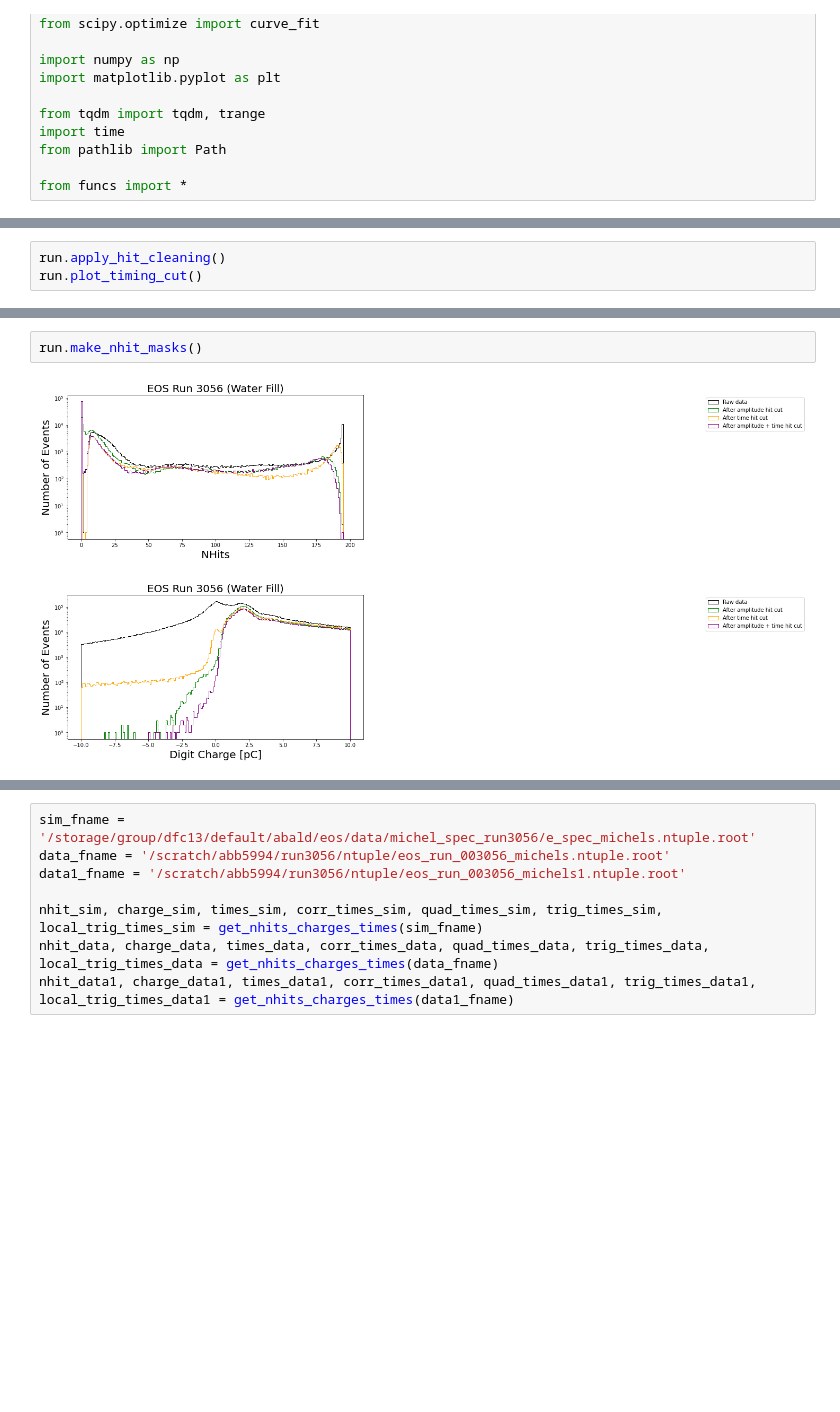
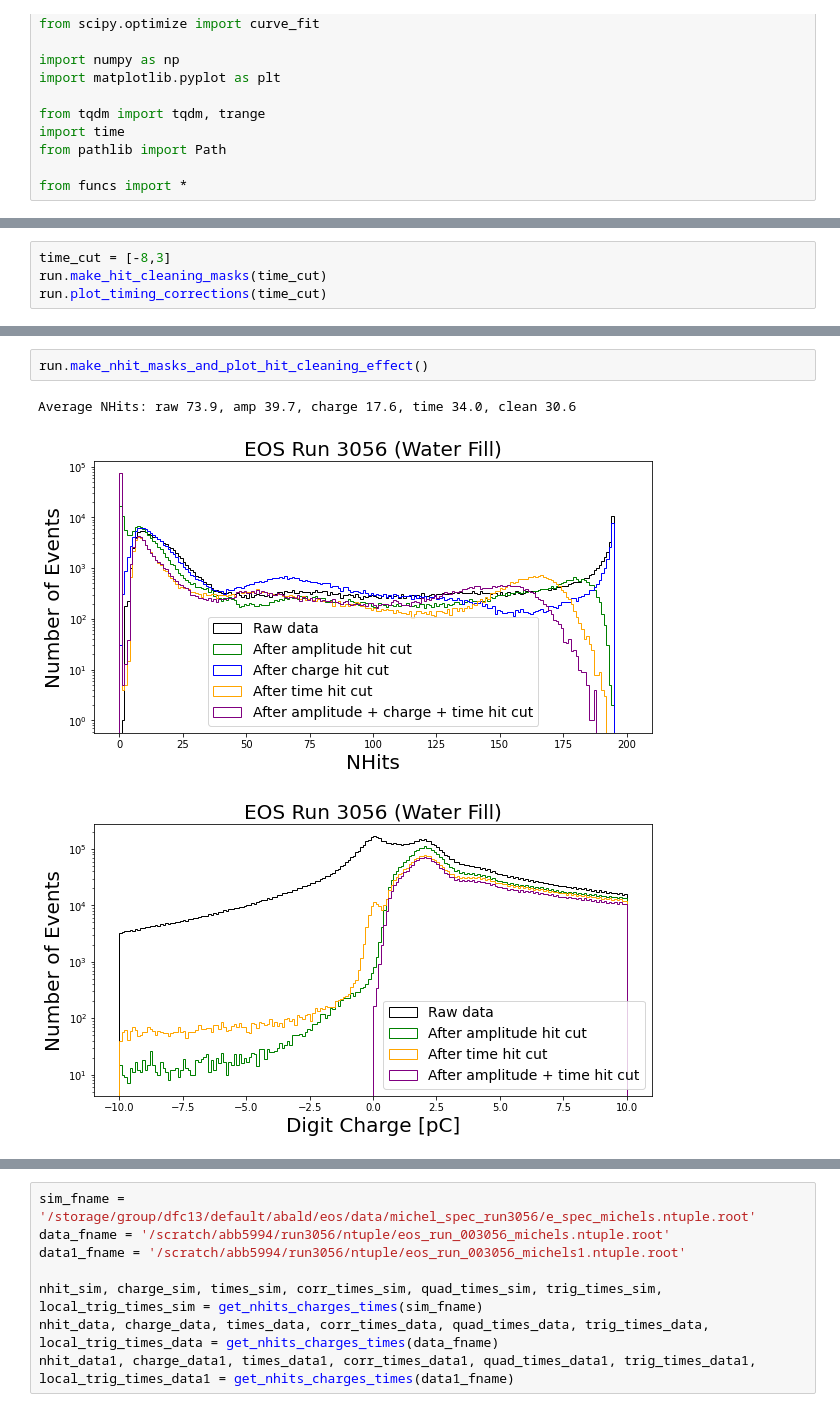
Before and after one commit to baldonia/michel_selection, a Jupyter notebook: muons/selection.ipynb, the cells around one changed output, grey strips where cells are left out. Drawn from its saved outputs; the diff is of its cells as text; blank space fills up the shorter version.

Commit message:
Add new ToF hit cleaning to funcs.py

```diff
--- a/muons/selection.ipynb
+++ b/muons/selection.ipynb
@@ -31,4 +31,5 @@ Took 5.41 seconds to load output data for 155000 events
 # %%
-run.apply_hit_cleaning()
-run.plot_timing_cut()
+time_cut = [-8,3]
+run.make_hit_cleaning_masks(time_cut)
+run.plot_timing_corrections(time_cut)
 # %% [output]
@@ -36,8 +38,9 @@ run.plot_timing_cut()
 # %%
-run.make_nhit_masks()
+run.make_nhit_masks_and_plot_hit_cleaning_effect()
 # %% [output]
+Average NHits: raw 73.9, amp 39.7, charge 17.6, time 34.0, clean 30.6
-[figure, old version]
+[figure, new version]
-[figure, old version]
+[figure, new version]
 # %%
 run.compute_delayed_times_relative_to_prompt_with_ts()
 run.plot_nhit_dt()
```
Also changed, not shown: parts of 11 cells of this notebook, 1 other file.
